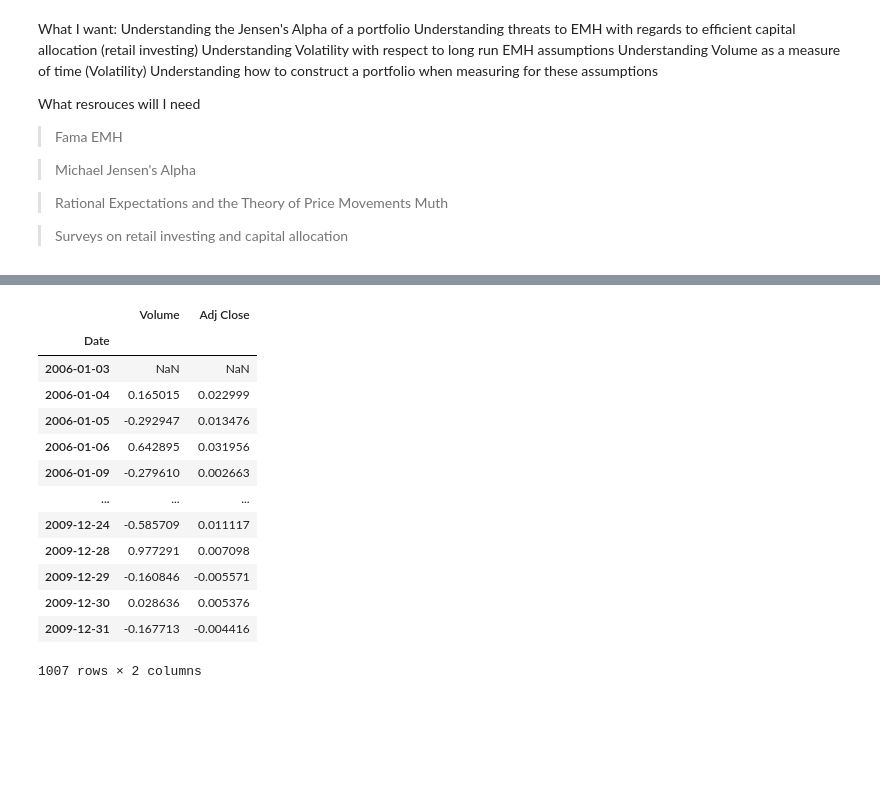
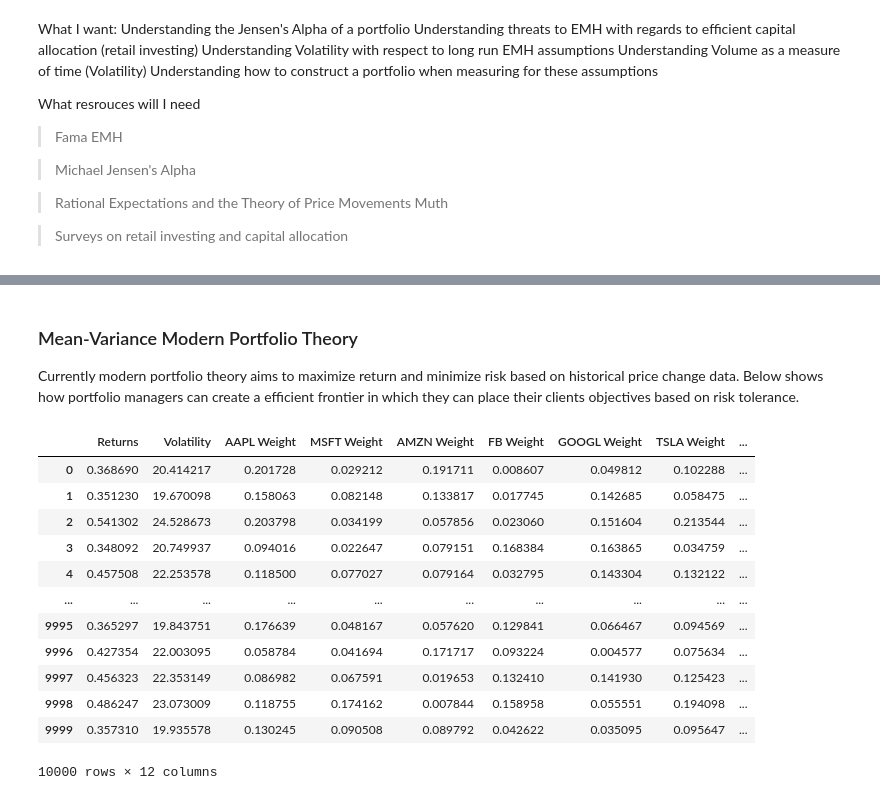
Before and after one commit to jacobradke/jacobradke, a Jupyter notebook: Project/Portfolio Construction with Underlying Efficient Market Hypothesis Assumptions (Rough Draft).ipynb, the cells around one changed output, grey strips where cells are left out. Cells and saved outputs as stored; diff of their text form; code cells hidden in the pictures; blank space fills up the shorter version.

```diff
--- a/Project/Portfolio Construction with Underlying Efficient Market Hypothesis Assumptions (Rough Draft).ipynb
+++ b/Project/Portfolio Construction with Underlying Efficient Market Hypothesis Assumptions (Rough Draft).ipynb
@@ -80,18 +34,3 @@ googl_df
-# %%
-change_df = googl_df.pct_change()
-change_df
-# %% [output]
-|  | Volume | Adj Close |
-| Date |  |  |
-| 2006-01-03 | NaN | NaN |
-| 2006-01-04 | 0.165015 | 0.022999 |
-| 2006-01-05 | -0.292947 | 0.013476 |
-| 2006-01-06 | 0.642895 | 0.031956 |
-| 2006-01-09 | -0.279610 | 0.002663 |
-| ... | ... | ... |
-| 2009-12-24 | -0.585709 | 0.011117 |
-| 2009-12-28 | 0.977291 | 0.007098 |
-| 2009-12-29 | -0.160846 | -0.005571 |
-| 2009-12-30 | 0.028636 | 0.005376 |
-| 2009-12-31 | -0.167713 | -0.004416 |
-1007 rows × 2 columns
+# %% [markdown]
+### Mean-Variance Modern Portfolio Theory
+Currently modern portfolio theory aims to maximize return and minimize risk based on historical price change data. Below shows how portfolio managers can create a efficient frontier in which they can place their clients objectives based on risk tolerance.
@@ -97,0 +54,17 @@ change_df
+# %%
+portfolios = mean_variance(ticker_lst, start = start, end = end)
+portfolios
+# %% [output]
+|  | Returns | Volatility | AAPL Weight | MSFT Weight | AMZN Weight | FB Weight | GOOGL Weight | TSLA Weight | ... |
+| 0 | 0.368690 | 20.414217 | 0.201728 | 0.029212 | 0.191711 | 0.008607 | 0.049812 | 0.102288 | ... |
+| 1 | 0.351230 | 19.670098 | 0.158063 | 0.082148 | 0.133817 | 0.017745 | 0.142685 | 0.058475 | ... |
+| 2 | 0.541302 | 24.528673 | 0.203798 | 0.034199 | 0.057856 | 0.023060 | 0.151604 | 0.213544 | ... |
+| 3 | 0.348092 | 20.749937 | 0.094016 | 0.022647 | 0.079151 | 0.168384 | 0.163865 | 0.034759 | ... |
+| 4 | 0.457508 | 22.253578 | 0.118500 | 0.077027 | 0.079164 | 0.032795 | 0.143304 | 0.132122 | ... |
+| ... | ... | ... | ... | ... | ... | ... | ... | ... | ... |
+| 9995 | 0.365297 | 19.843751 | 0.176639 | 0.048167 | 0.057620 | 0.129841 | 0.066467 | 0.094569 | ... |
+| 9996 | 0.427354 | 22.003095 | 0.058784 | 0.041694 | 0.171717 | 0.093224 | 0.004577 | 0.075634 | ... |
+| 9997 | 0.456323 | 22.353149 | 0.086982 | 0.067591 | 0.019653 | 0.132410 | 0.141930 | 0.125423 | ... |
+| 9998 | 0.486247 | 23.073009 | 0.118755 | 0.174162 | 0.007844 | 0.158958 | 0.055551 | 0.194098 | ... |
+| 9999 | 0.357310 | 19.935578 | 0.130245 | 0.090508 | 0.089792 | 0.042622 | 0.035095 | 0.095647 | ... |
+10000 rows × 12 columns
```
Also changed, not shown: parts of 7 cells of this notebook, 17 other files.
